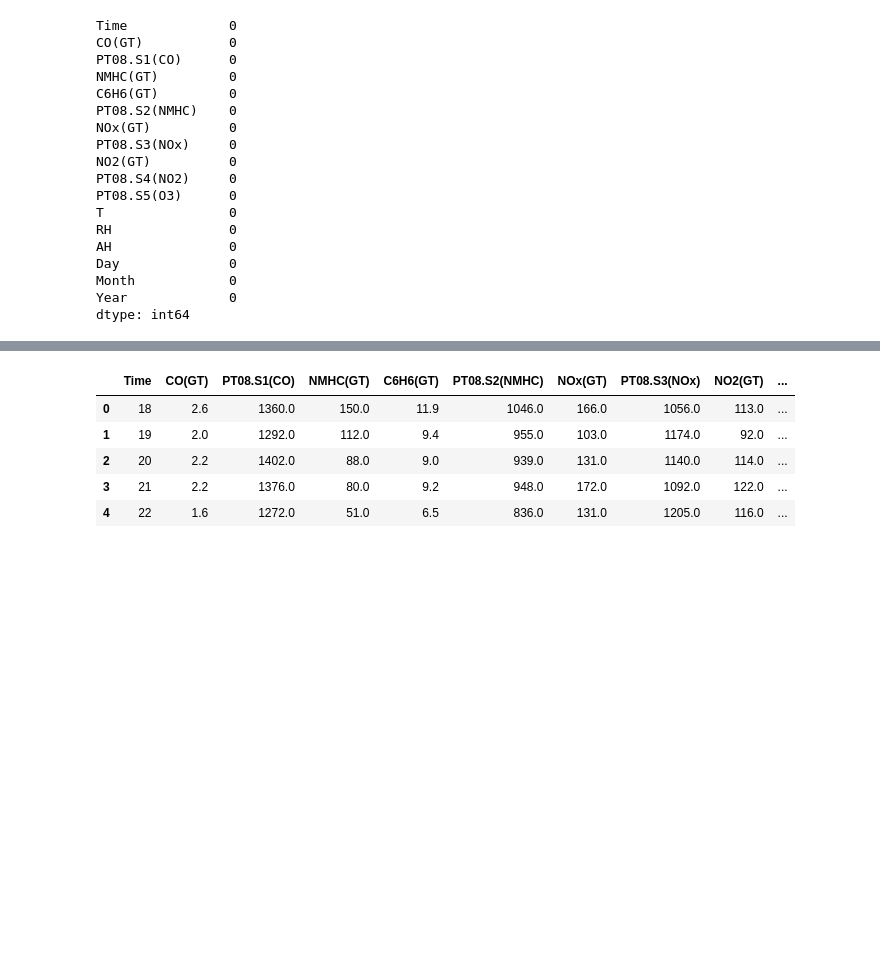
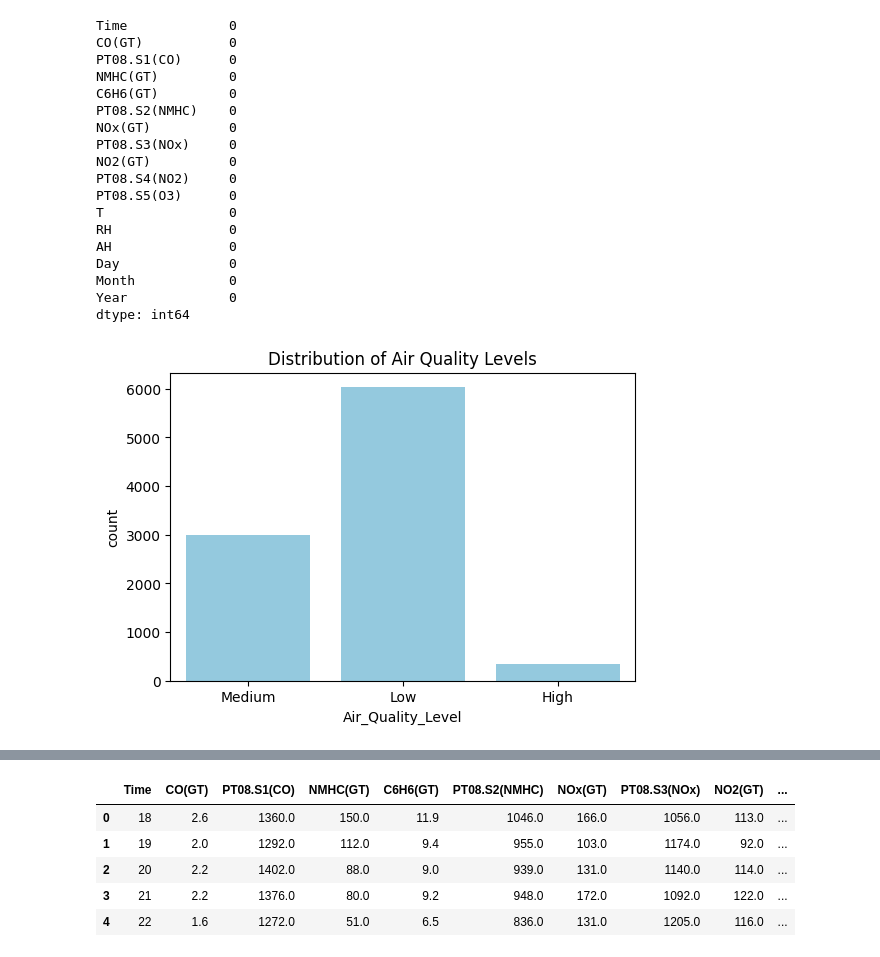
Before and after one commit to Yas-smine/Air-Quality-Project-, a Jupyter notebook: AQI.ipynb, the cells around one changed output, grey strips where cells are left out. Cells and saved outputs as stored; diff of their text form; code cells hidden in the pictures; blank space fills up the shorter version.

Commit message:
visualization added

```diff
--- a/AQI.ipynb
+++ b/AQI.ipynb
@@ -152,3 +152,19 @@ Day                 0
 Month               0
 Year                0
 dtype: int64
+# %%
+import pandas as pd
+from ydata_profiling import ProfileReport
+
+# Load your dataset
+df = pd.read_csv("air_quality_cleaned.csv")
+
+# Generate profile report
+profile = ProfileReport(df, title="Air Quality Dataset Profiling", explorative=True)
+
+# Display in notebook
+profile.to_widgets()  # interactive widgets in notebook
+# OR display as HTML
+profile.to_notebook_iframe()
+# Save as HTML file
+# profile.to_file("Air_Quality_Profile.html")
@@ -187,3 +205,13 @@ def air_quality_level(co):
         return "High"
 
 df["Air_Quality_Level"] = df["CO(GT)"].apply(air_quality_level)
+# %%
+import matplotlib.pyplot as plt
+import seaborn as sns
+# Count of air quality levels
+plt.figure(figsize=(6,4))
+sns.countplot(x="Air_Quality_Level", data=df, color="skyblue")
+plt.title("Distribution of Air Quality Levels")
+plt.show()
+# %% [output]
+[figure, added]
```
Also changed, not shown: parts of 2 cells of this notebook.
